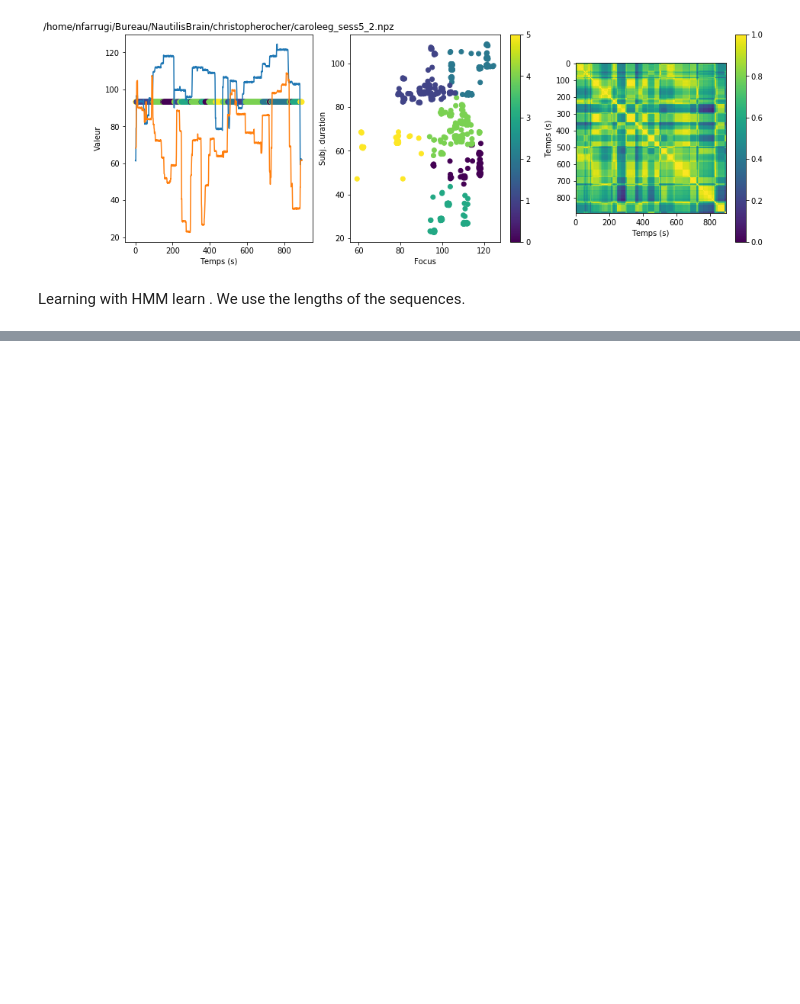
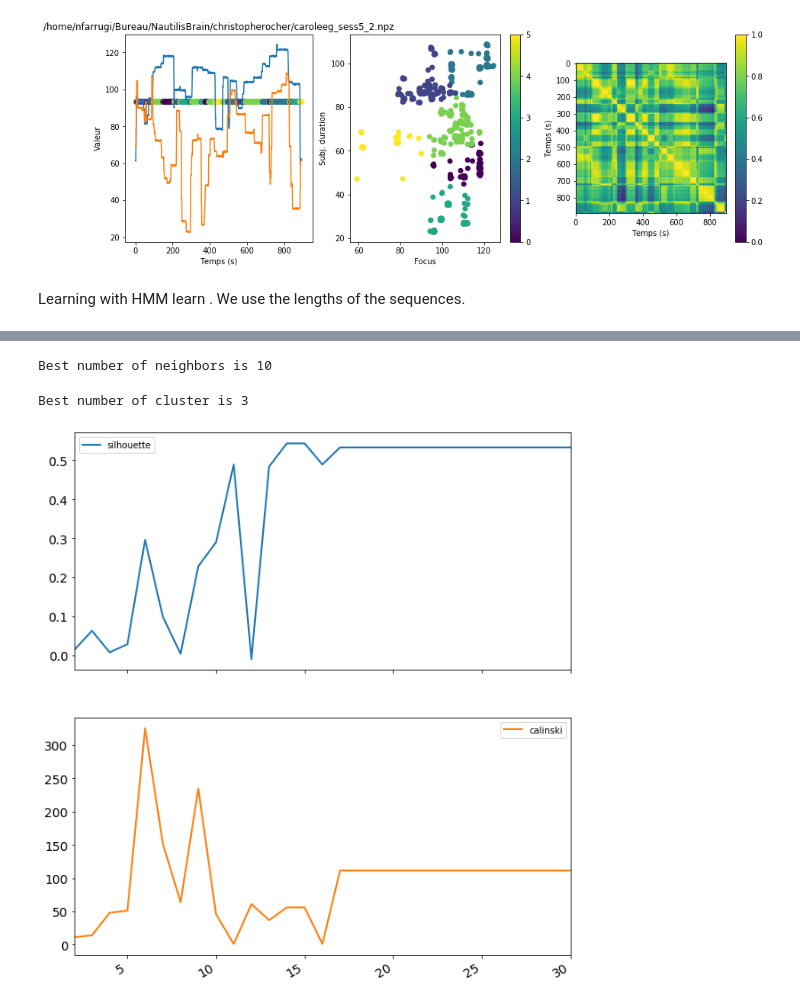
Before and after one commit to nicofarr/caroltrio_perf, a Jupyter notebook: Analysis_continuousratings.ipynb, the cells around one changed output, grey strips where cells are left out. Saved outputs shown, nothing was run; the diff lists cells and outputs as text; code cells hidden in the pictures; blank space fills up the shorter version.

```diff
--- a/Analysis_continuousratings.ipynb
+++ b/Analysis_continuousratings.ipynb
@@ -349,0 +481,9 @@ plt.scatter(samplesX[:,0])
+# %%
+from tqdm import tqdm
+import pandas as pd
+k = spectral_explore_neighbors(X)
+c = spectral_explore_cluster(X,k)
+# %% [output]
+Best number of neighbors is 10
+Best number of cluster is 3
+[figure, added]
```
Also changed, not shown: parts of 11 cells of this notebook, 22 other files.
